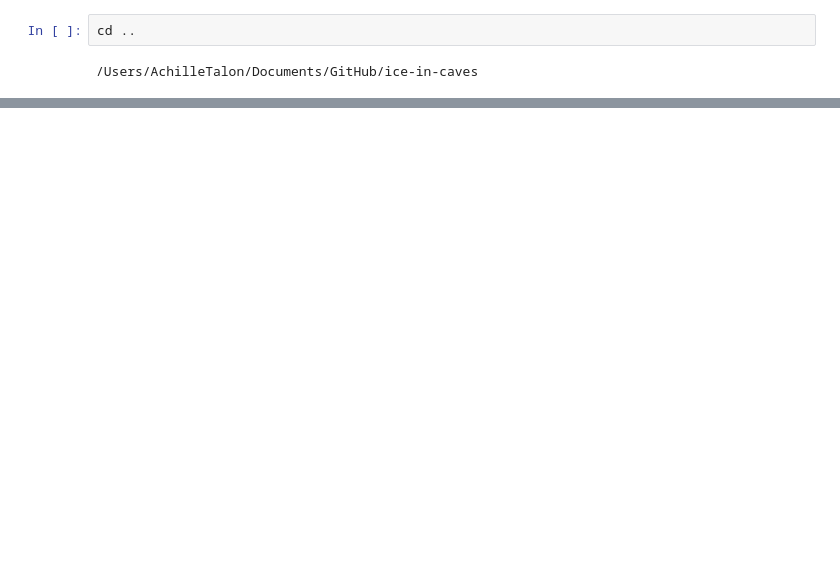
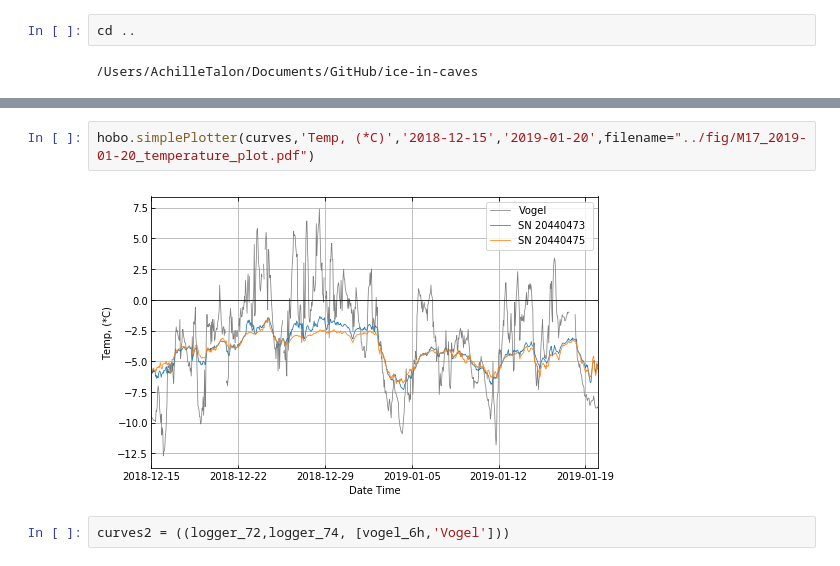
Before and after one commit to tr1813/ice-in-caves, a Jupyter notebook: ipynb/Temperature Plots.ipynb, the cells around one changed output, grey strips where cells are left out. Saved outputs shown, nothing was run; the diff lists cells and outputs as text; blank space fills up the shorter version.

```diff
--- a/ipynb/Temperature Plots.ipynb
+++ b/ipynb/Temperature Plots.ipynb
@@ -18,0 +23,6 @@ hobo.simpletempPlotter(curves,'Temp, (*C)','2018-09','2019-06-10',filename="../f
+# %%
+hobo.simplePlotter(curves,'Temp, (*C)','2018-12-15','2019-01-20',filename="../fig/M17_2019-01-20_temperature_plot.pdf")
+# %% [output]
+[figure, added]
+# %%
+curves2 = ((logger_72,logger_74, [vogel_6h,'Vogel']))
```
Also changed, not shown: parts of 6 cells of this notebook.
